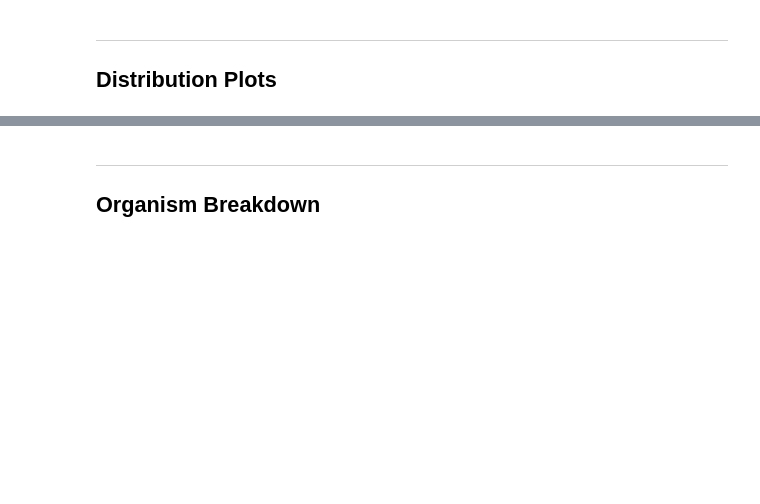
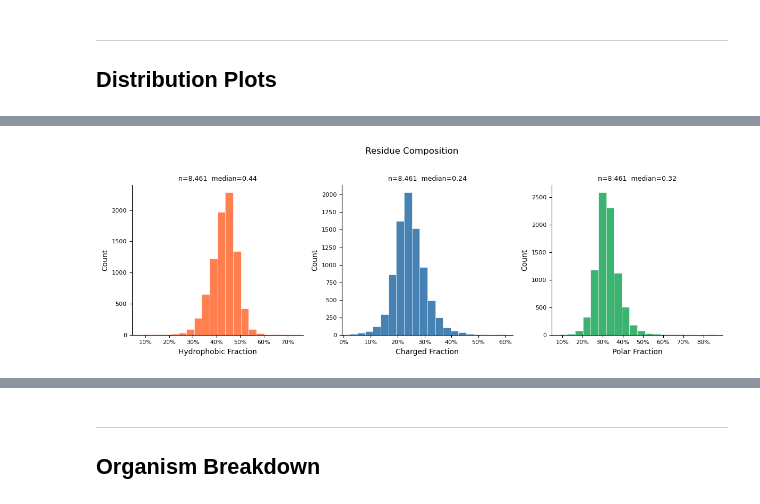
Before and after one commit to skylerturner-gif/ProteinStructure_ESP_Thesis, a Jupyter notebook: notebooks/initial_protein_data_analysis.ipynb, the cells around one changed output, grey strips where cells are left out. Drawn from its saved outputs; the diff is of its cells as text; code cells hidden in the pictures; blank space fills up the shorter version.

```diff
--- a/notebooks/initial_protein_data_analysis.ipynb
+++ b/notebooks/initial_protein_data_analysis.ipynb
@@ -148,0 +430,28 @@ plt.show()
+# %%
+# ── Residue composition distributions ──────────────────────────────────────────
+COMP_COLS = [
+    ("hydrophobic_fraction", "Hydrophobic Fraction", "coral"),
+    ("charged_fraction",     "Charged Fraction",     "steelblue"),
+    ("polar_fraction",       "Polar Fraction",       "mediumseagreen"),
+]
+COMP_COLS = [(c, l, clr) for c, l, clr in COMP_COLS if c in df.columns]
+
+fig, axes = plt.subplots(1, max(len(COMP_COLS), 1), figsize=(4 * max(len(COMP_COLS), 1), 4))
+if not hasattr(axes, "__len__"):
+    axes = [axes]
+
+for ax, (col, label, color) in zip(axes, COMP_COLS):
+    data = df[col].dropna()
+    ax.hist(data, bins=20, color=color, edgecolor="white", linewidth=0.4)
+    ax.set_xlabel(label, fontsize=10)
+    ax.set_ylabel("Count", fontsize=10)
+    ax.set_title(f"n={len(data):,}  median={data.median():.2f}", fontsize=9)
+    ax.xaxis.set_major_formatter(mticker.FuncFormatter(lambda x, _: f"{x:.0%}"))
+    ax.tick_params(labelsize=8)
+    ax.spines[["top", "right"]].set_visible(False)
+
+fig.suptitle("Residue Composition", fontsize=12, y=1.02)
+fig.tight_layout()
+plt.show()
+# %% [output]
+[figure, added]
```
Also changed, not shown: parts of 22 cells of this notebook, 8 other files.
